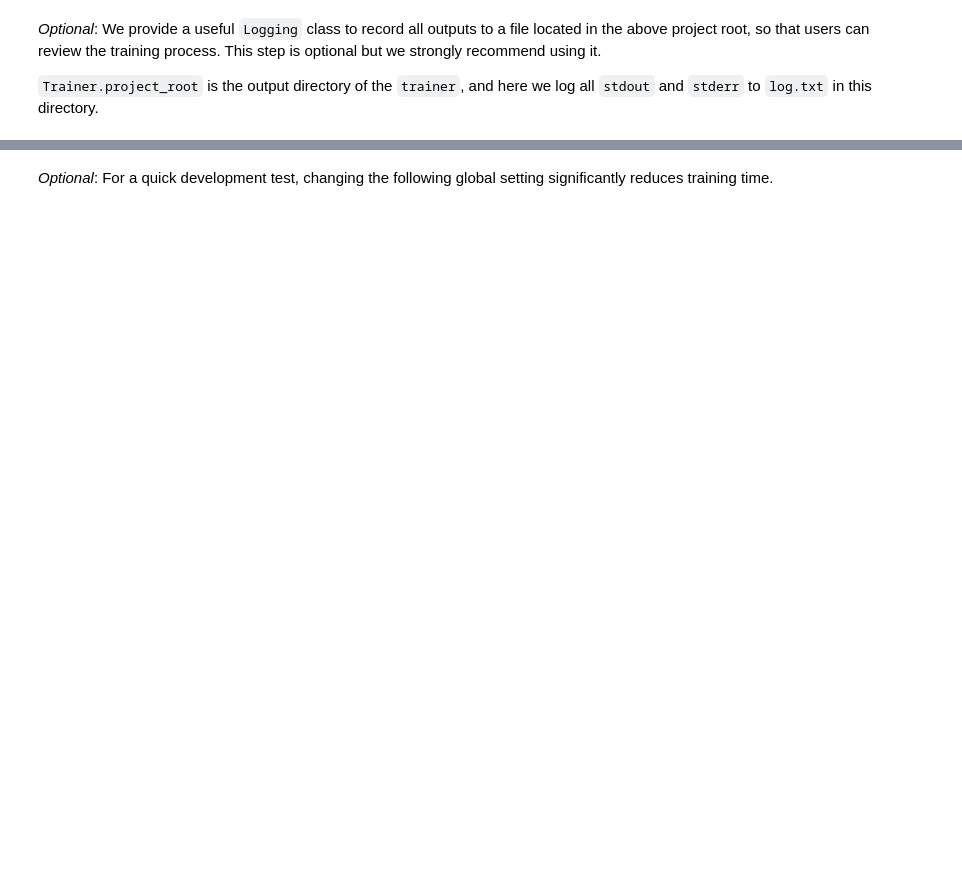
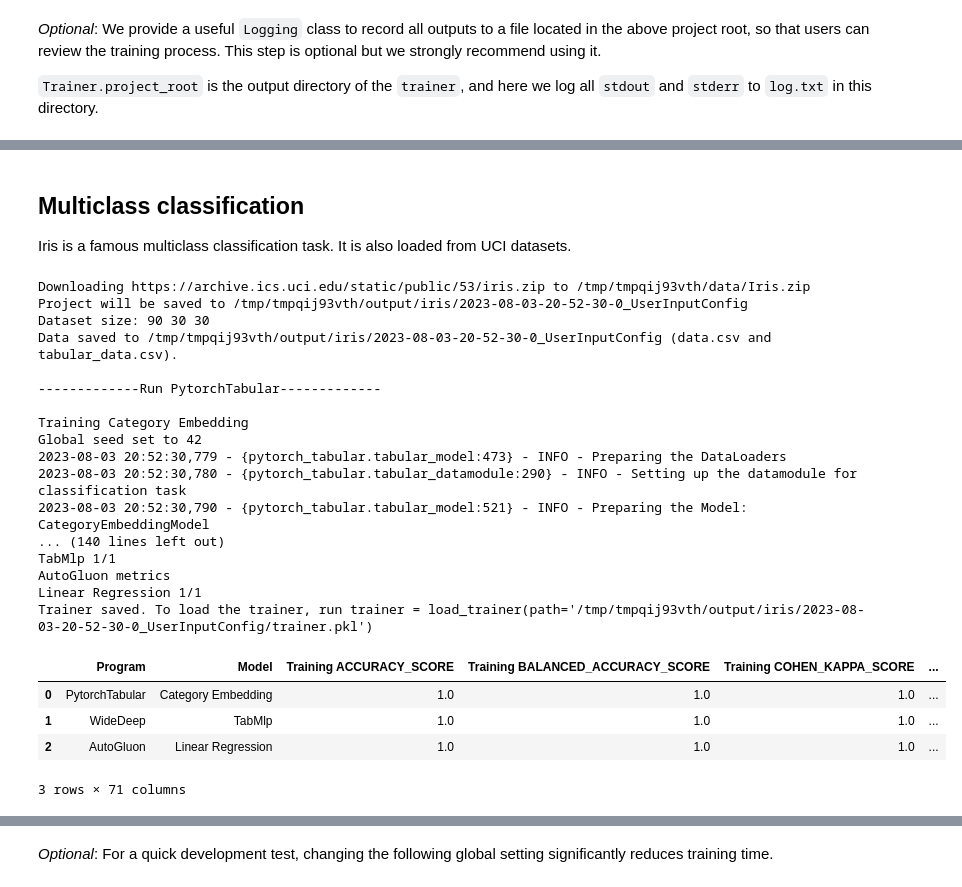
Before and after one commit to Luwen-Zhang/tabular_ensemble, a Jupyter notebook: docs/source/examples/get_started/run_sample.ipynb, the cells around one changed output, grey strips where cells are left out. Saved outputs shown, nothing was run; the diff lists cells and outputs as text; code cells hidden in the pictures; blank space fills up the shorter version.

```diff
--- a/docs/source/examples/get_started/run_sample.ipynb
+++ b/docs/source/examples/get_started/run_sample.ipynb
@@ -113,0 +214,40 @@ trainer.add_modelbases(models)
+# %% [markdown]
+## Multiclass classification
+
+Iris is a famous multiclass classification task. It is also loaded from UCI datasets.
+# %%
+trainer = Trainer(device=device)
+cfg = UserConfig.from_uci("Iris", datafile_name="iris")
+trainer.load_config(cfg)
+trainer.load_data()
+models = [
+    PytorchTabular(trainer, model_subset=["Category Embedding"]),
+    WideDeep(trainer, model_subset=["TabMlp"]),
+    AutoGluon(trainer, model_subset=["Linear Regression"]),
+]
+trainer.add_modelbases(models)
+trainer.train(stderr_to_stdout=True)
+trainer.get_leaderboard()
+# %% [output]
+Downloading https://archive.ics.uci.edu/static/public/53/iris.zip to /tmp/tmpqij93vth/data/Iris.zip
+Project will be saved to /tmp/tmpqij93vth/output/iris/2023-08-03-20-52-30-0_UserInputConfig
+Dataset size: 90 30 30
+Data saved to /tmp/tmpqij93vth/output/iris/2023-08-03-20-52-30-0_UserInputConfig (data.csv and tabular_data.csv).
+
+-------------Run PytorchTabular-------------
+
+Training Category Embedding
+Global seed set to 42
+2023-08-03 20:52:30,779 - {pytorch_tabular.tabular_model:473} - INFO - Preparing the DataLoaders
+2023-08-03 20:52:30,780 - {pytorch_tabular.tabular_datamodule:290} - INFO - Setting up the datamodule for classification task
+2023-08-03 20:52:30,790 - {pytorch_tabular.tabular_model:521} - INFO - Preparing the Model: CategoryEmbeddingModel
+... (140 lines left out)
+TabMlp 1/1
+AutoGluon metrics
+Linear Regression 1/1
+Trainer saved. To load the trainer, run trainer = load_trainer(path='/tmp/tmpqij93vth/output/iris/2023-08-03-20-52-30-0_UserInputConfig/trainer.pkl')
+|  | Program | Model | Training ACCURACY_SCORE | Training BALANCED_ACCURACY_SCORE | Training COHEN_KAPPA_SCORE | ... |
+| 0 | PytorchTabular | Category Embedding | 1.0 | 1.0 | 1.0 | ... |
+| 1 | WideDeep | TabMlp | 1.0 | 1.0 | 1.0 | ... |
+| 2 | AutoGluon | Linear Regression | 1.0 | 1.0 | 1.0 | ... |
+3 rows × 71 columns
```
Also changed, not shown: parts of 33 cells of this notebook, 9 other files.
